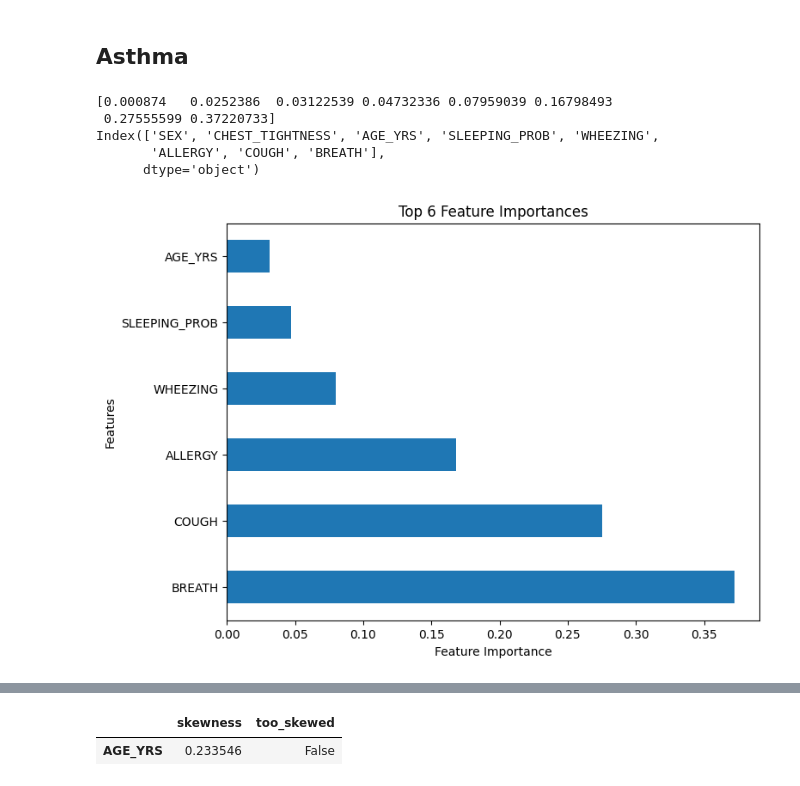
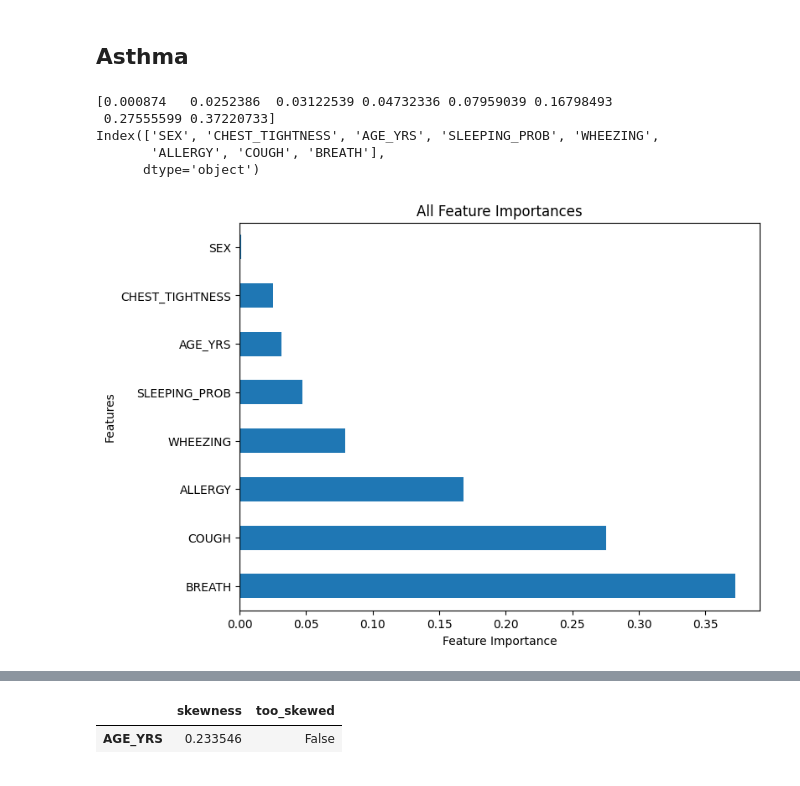
Before and after one commit to wonghorngwoei/FYP_TP055241, a Jupyter notebook: notebook/disease.ipynb, the cells around one changed output, grey strips where cells are left out. Drawn from its saved outputs; the diff is of its cells as text; code cells hidden in the pictures.

```diff
--- a/notebook/disease.ipynb
+++ b/notebook/disease.ipynb
@@ -651,7 +648,0 @@ fig.show()
-# %%
-# Normalize for Asthma Dataset
-sc = MinMaxScaler()
-columns_name = data_dict['A'].columns
-data_dict['A'] = sc.fit_transform(data_dict['A'])
-data_dict['A'] = pd.DataFrame(data_dict['A'], columns = columns_name)
-data_dict['A']
@@ -672,7 +648,0 @@ data_dict['A']
-# %%
-# Normalize for Diabetes Dataset
-sc = MinMaxScaler()
-columns_name = data_dict['D'].columns
-data_dict['D'] = sc.fit_transform(data_dict['D'])
-data_dict['D'] = pd.DataFrame(data_dict['D'], columns = columns_name)
-data_dict['D']
@@ -693,7 +648,0 @@ data_dict['D']
-# %%
-# Normalize for Stroke Dataset
-sc = MinMaxScaler()
-columns_name = data_dict['S'].columns
-data_dict['S'] = sc.fit_transform(data_dict['S'])
-data_dict['S'] = pd.DataFrame(data_dict['S'], columns = columns_name)
-data_dict['S']
@@ -721,26 +656,26 @@ y_a = data_dict['A'].iloc[:, -1]
 # %%
 xgb_clf = xgb.XGBClassifier()
 rf_clf = RandomForestClassifier()
 gb_clf = GradientBoostingClassifier()
 xgb_clf.fit(X_a, y_a)
 rf_clf.fit(X_a, y_a)
 gb_clf.fit(X_a, y_a)
 
 average_FI = (xgb_clf.feature_importances_ + rf_clf.feature_importances_  + gb_clf.feature_importances_ )/3
 print(np.sort(average_FI))
 print(X_a.columns[average_FI.argsort()])
 plt.figure(figsize=(8,6))
 feat_importances = pd.Series(average_FI, index=X_a.columns)
-feat_importances.nlargest(6).plot(kind='barh')
+feat_importances.nlargest(8).plot(kind='barh')
 plt.xlabel('Feature Importance')
 plt.ylabel('Features')
-plt.title('Top 6 Feature Importances')
+plt.title('All Feature Importances')
 plt.show()
 # %% [output]
 [0.000874   0.0252386  0.03122539 0.04732336 0.07959039 0.16798493
  0.27555599 0.37220733]
 Index(['SEX', 'CHEST_TIGHTNESS', 'AGE_YRS', 'SLEEPING_PROB', 'WHEEZING',
        'ALLERGY', 'COUGH', 'BREATH'],
       dtype='object')
-[figure, old version]
+[figure, new version]
 # %%
```
Also changed, not shown: parts of 35 cells of this notebook, 9 other files.
